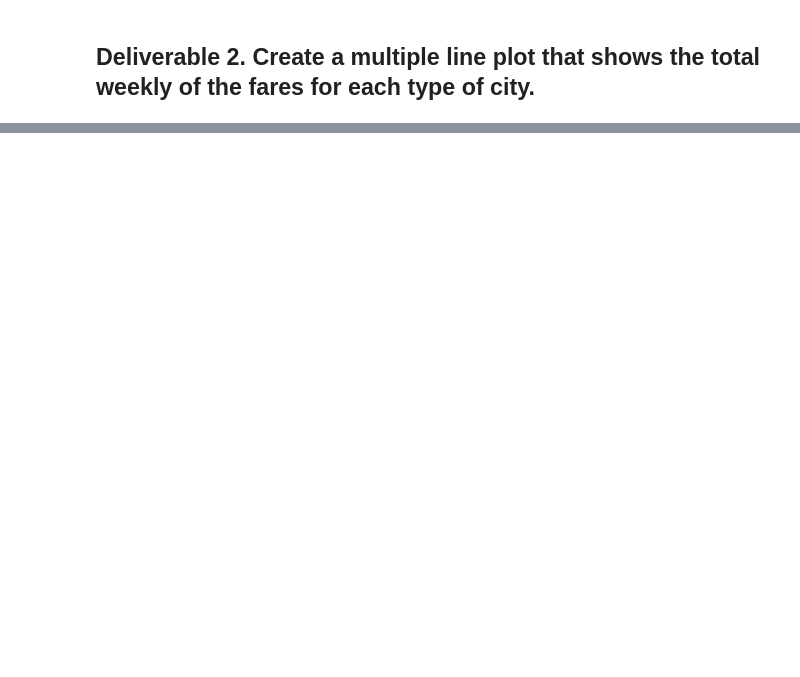
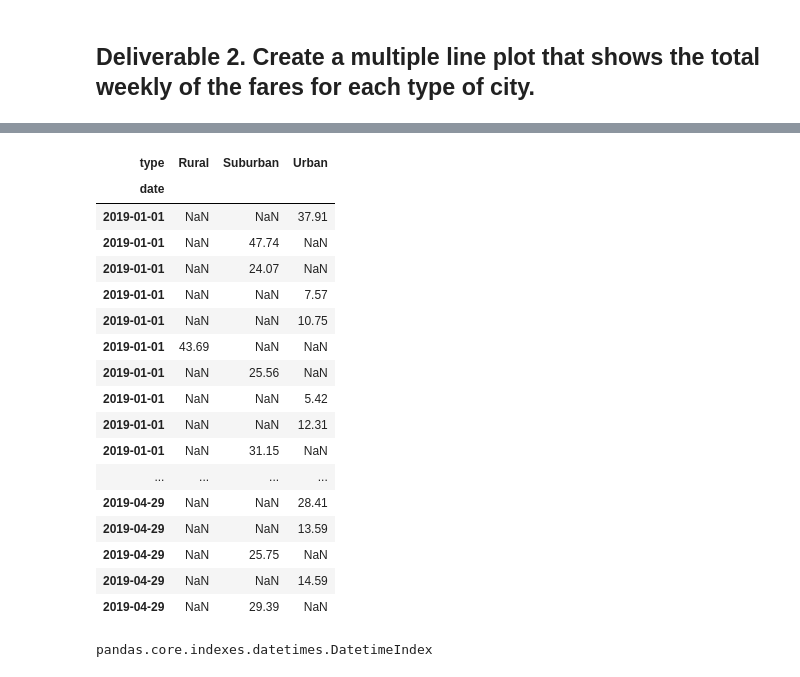
Before and after one commit to UnixBear/DataScience_Bootcamp, a Jupyter notebook: Rutgers_Data_Science/PyBer/PyBer_Challenge_starter_code.ipynb, the cells around one changed output, grey strips where cells are left out. Cells and saved outputs as stored; diff of their text form; code cells hidden in the pictures; blank space fills up the shorter version.

```diff
--- a/Rutgers_Data_Science/PyBer/PyBer_Challenge_starter_code.ipynb
+++ b/Rutgers_Data_Science/PyBer/PyBer_Challenge_starter_code.ipynb
@@ -114,3 +130,6 @@ NameError: name 'pyber_summary_df' is not defined
 # %%
 # 2. Using groupby() to create a new DataFrame showing the sum of the fares
 #  for each date where the indices are the city type and date.
+
+weeklyFare = pd.DataFrame(pyber_data_df.groupby(["type", "date"]).sum()["fare"])
+weeklyFare
@@ -123,7 +163,34 @@ NameError: name 'pyber_summary_df' is not defined
 # %%
 # 5. Create a new DataFrame from the pivot table DataFrame using loc on the given dates, '2019-01-01':'2019-04-29'.
+import datetime as dt
+normalizedWeeklyPivotTable = weeklyFarePivot
+normalizedWeeklyPivotTable.index = pd.to_datetime(normalizedWeeklyPivotTable.index).normalize()
+temp = normalizedWeeklyPivotTable.loc[(normalizedWeeklyPivotTable.index == '2019-01-01') | (normalizedWeeklyPivotTable.index == '2019-04-29')]
+temp
+# %% [output]
+| type | Rural | Suburban | Urban |
+| date |  |  |  |
+| 2019-01-01 | NaN | NaN | 37.91 |
+| 2019-01-01 | NaN | 47.74 | NaN |
+| 2019-01-01 | NaN | 24.07 | NaN |
+| 2019-01-01 | NaN | NaN | 7.57 |
+| 2019-01-01 | NaN | NaN | 10.75 |
+| 2019-01-01 | 43.69 | NaN | NaN |
+| 2019-01-01 | NaN | 25.56 | NaN |
+| 2019-01-01 | NaN | NaN | 5.42 |
+| 2019-01-01 | NaN | NaN | 12.31 |
+| 2019-01-01 | NaN | 31.15 | NaN |
+| ... | ... | ... | ... |
+| 2019-04-29 | NaN | NaN | 28.41 |
+| 2019-04-29 | NaN | NaN | 13.59 |
+| 2019-04-29 | NaN | 25.75 | NaN |
+| 2019-04-29 | NaN | NaN | 14.59 |
+| 2019-04-29 | NaN | 29.39 | NaN |
 # %%
 # 6. Set the "date" index to datetime datatype. This is necessary to use the resample() method in Step 8.
 # df.index = pd.to_datetime(df.index)
+type(normalizedWeeklyPivotTable.index)
+# %% [output]
+pandas.core.indexes.datetimes.DatetimeIndex
 # %%
 # 7. Check that the datatype for the index is datetime using df.info()
```
Also changed, not shown: parts of 14 cells of this notebook.
